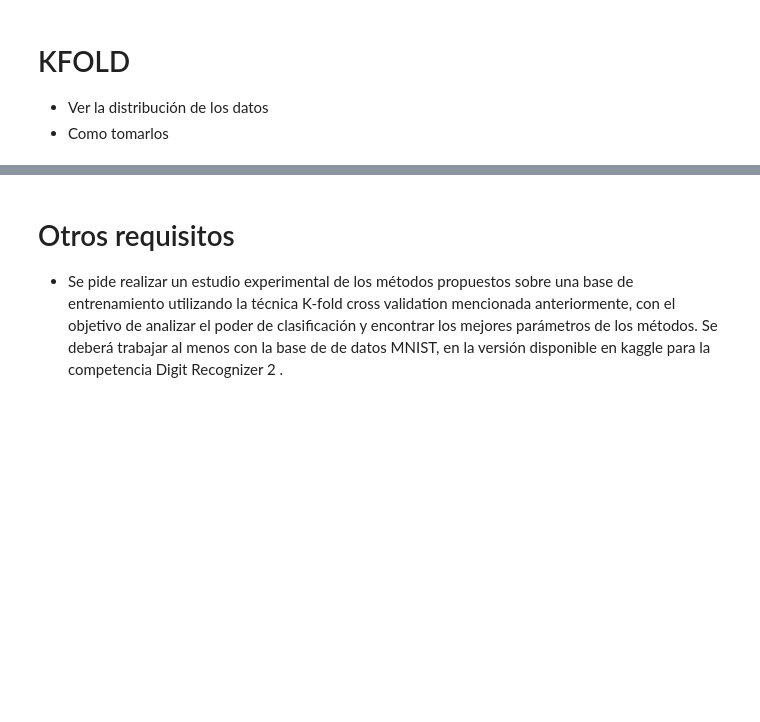
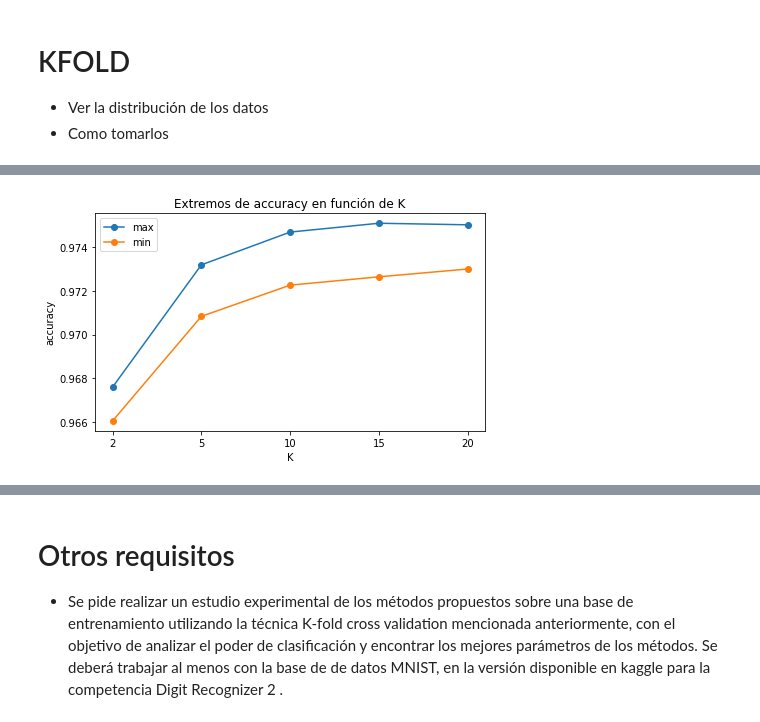
Before and after one commit to ddrenteria/MNtp2, a Jupyter notebook: metnum-tp2-1C2021/tp2-alu/tp2/notebooks/main.ipynb, the cells around one changed output, grey strips where cells are left out. Drawn from its saved outputs; the diff is of its cells as text; code cells hidden in the pictures; blank space fills up the shorter version.

```diff
--- a/metnum-tp2-1C2021/tp2-alu/tp2/notebooks/main.ipynb
+++ b/metnum-tp2-1C2021/tp2-alu/tp2/notebooks/main.ipynb
@@ -1503,0 +1590,31 @@ TypeError: Mismatch between array dtype ('<U113') and format specifier ('%.18e,%
+# %%
+df = pd.read_csv("../dataExp/kfold_complete.csv")
+df2 = df[df["K"] == 2]
+df5 = df[df["K"] == 5]
+df10 = df[df["K"] == 10]
+df15 = df[df["K"] == 15]
+df20 = df[df["K"] == 20]
+maxa = []
+mina = []
+
+maxa.append(df2["acc"].max())
+mina.append(df2["acc"].min())
+maxa.append(df5["acc"].max())
+mina.append(df5["acc"].min())
+maxa.append(df10["acc"].max())
+mina.append(df10["acc"].min())
+maxa.append(df15["acc"].max())
+mina.append(df15["acc"].min())
+maxa.append(df20["acc"].max())
+mina.append(df20["acc"].min())
+
+plt.plot(['2','5','10','15','20'], maxa, 'o-', label='max')
+plt.plot(['2','5','10','15','20'], mina, 'o-', label='min')
+plt.xlabel("K")
+plt.ylabel("accuracy")
+plt.legend()
+plt.title("Extremos de accuracy en función de K")
+
+plt.show()
+# %% [output]
+[figure, added]
```
Also changed, not shown: parts of 20 cells of this notebook, 15 other files.
